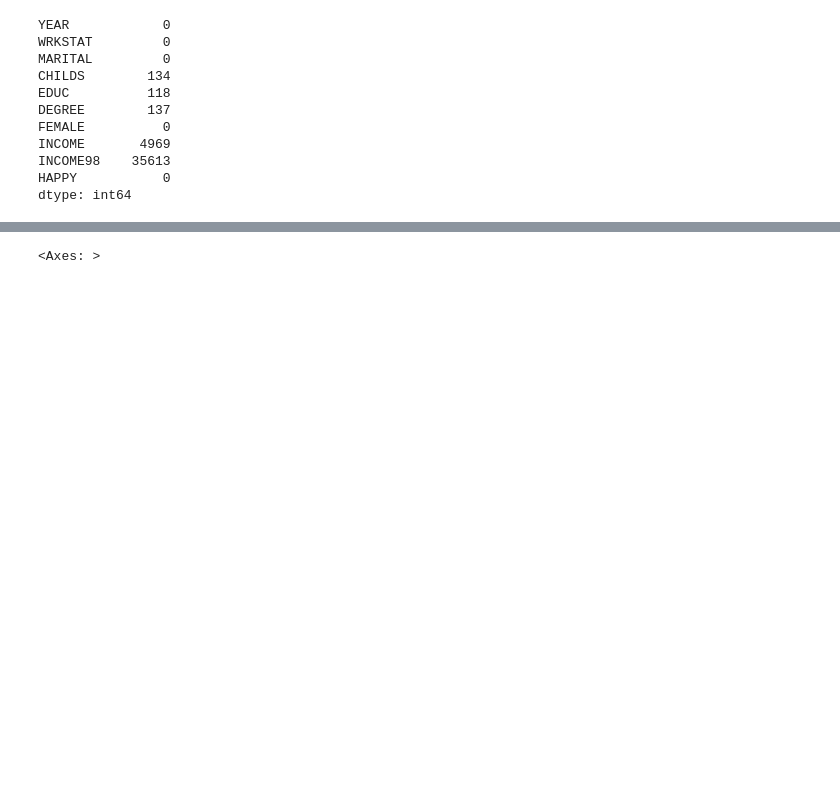
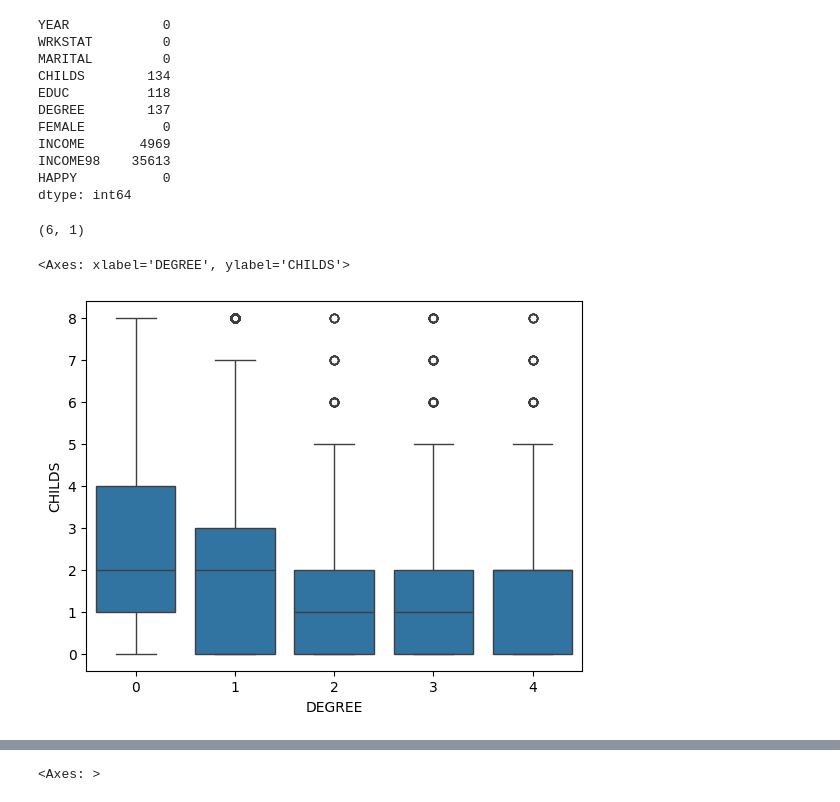
Before and after one commit to batman0911/numerical_method, a Jupyter notebook: analyse/data_analyse.ipynb, the cells around one changed output, grey strips where cells are left out. Saved outputs shown, nothing was run; the diff lists cells and outputs as text; code cells hidden in the pictures; blank space fills up the shorter version.

```diff
--- a/analyse/data_analyse.ipynb
+++ b/analyse/data_analyse.ipynb
@@ -54,0 +57,9 @@ dtype: int64
+# %%
+marital_count.shape
+# %% [output]
+(6, 1)
+# %%
+sns.boxplot(data=dfa, x='DEGREE', y='CHILDS')
+# %% [output]
+<Axes: xlabel='DEGREE', ylabel='CHILDS'>
+[figure, added]
```
Also changed, not shown: parts of 5 cells of this notebook.
